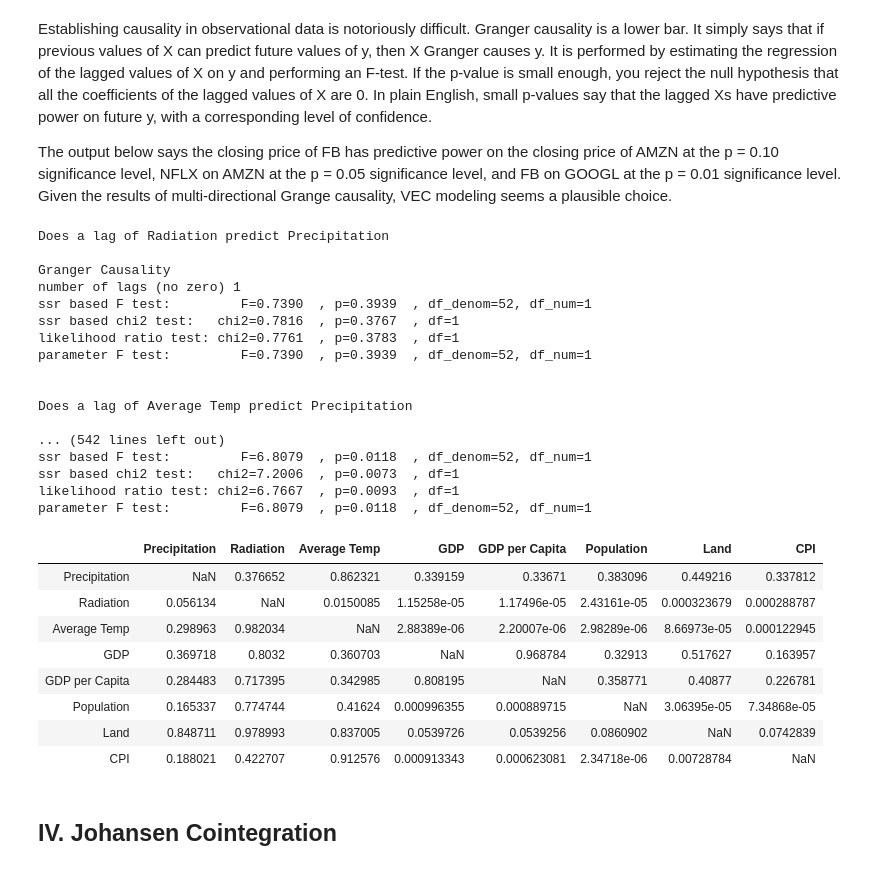
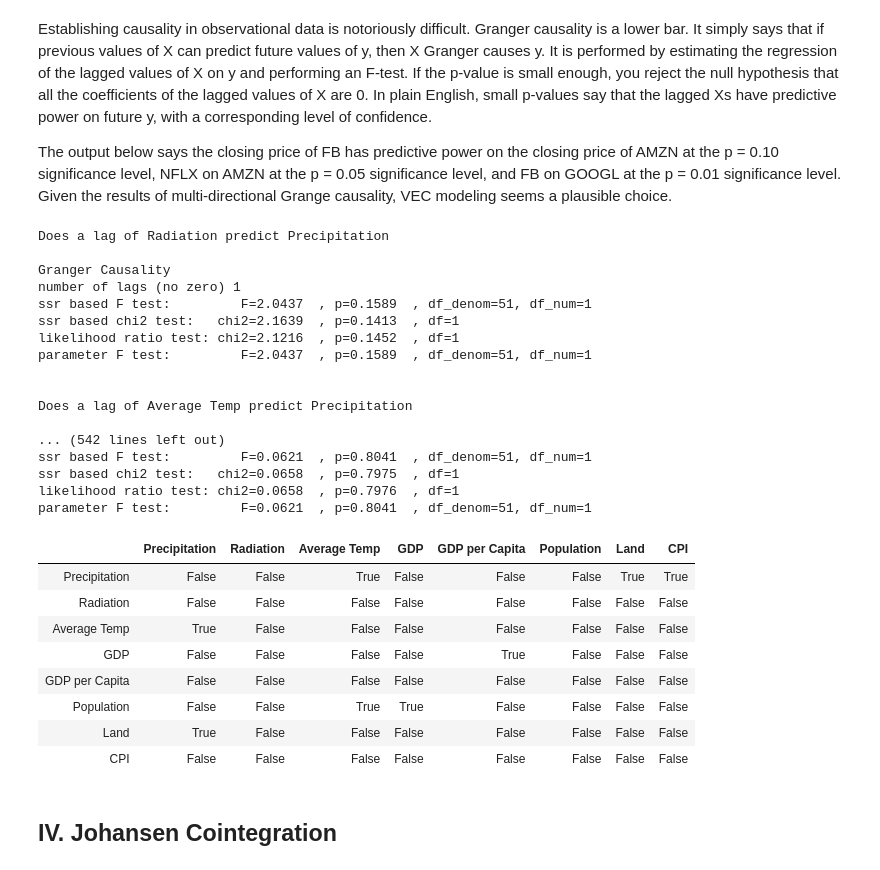
Before and after one commit to LuukOudshoorn25/MultivariateEconometrics, a Jupyter notebook: VECM for the Netherlands.ipynb, the cells around one changed output. Drawn from its saved outputs; the diff is of its cells as text; code cells hidden in the pictures.

Commit message:
Added granger causality to main file

```diff
--- a/VECM for the Netherlands.ipynb
+++ b/VECM for the Netherlands.ipynb
@@ -160,7 +160,7 @@ for i in range(len(var_perms)):
     # converts the tuple to a list so it can be passed to the dataframe for column selection
     temp_list = list(var_perms[i])
     # creates a temporary dataframe of just the two variables
-    temp_df = data[temp_list]
+    temp_df = data[temp_list].diff().dropna()
     # prints which permutation is being tested for interpretability
     print('Does a lag of ' + temp_list[1] + ' predict ' + temp_list[0])
     # prints the results of a Granger Causality test for each permutation with 1 lage
@@ -175,31 +175,31 @@ Does a lag of Radiation predict Precipitation
 
 Granger Causality
 number of lags (no zero) 1
-ssr based F test:         F=0.7390  , p=0.3939  , df_denom=52, df_num=1
-ssr based chi2 test:   chi2=0.7816  , p=0.3767  , df=1
-likelihood ratio test: chi2=0.7761  , p=0.3783  , df=1
-parameter F test:         F=0.7390  , p=0.3939  , df_denom=52, df_num=1
+ssr based F test:         F=2.0437  , p=0.1589  , df_denom=51, df_num=1
+ssr based chi2 test:   chi2=2.1639  , p=0.1413  , df=1
+likelihood ratio test: chi2=2.1216  , p=0.1452  , df=1
+parameter F test:         F=2.0437  , p=0.1589  , df_denom=51, df_num=1
 
 
 Does a lag of Average Temp predict Precipitation
 
 ... (542 lines left out)
-ssr based F test:         F=6.8079  , p=0.0118  , df_denom=52, df_num=1
-ssr based chi2 test:   chi2=7.2006  , p=0.0073  , df=1
-likelihood ratio test: chi2=6.7667  , p=0.0093  , df=1
-parameter F test:         F=6.8079  , p=0.0118  , df_denom=52, df_num=1
+ssr based F test:         F=0.0621  , p=0.8041  , df_denom=51, df_num=1
+ssr based chi2 test:   chi2=0.0658  , p=0.7975  , df=1
+likelihood ratio test: chi2=0.0658  , p=0.7976  , df=1
+parameter F test:         F=0.0621  , p=0.8041  , df_denom=51, df_num=1
 # %%
-granger_df
+granger_df<0.05
 # %% [output]
 |  | Precipitation | Radiation | Average Temp | GDP | GDP per Capita | Population | Land | CPI |
-| Precipitation | NaN | 0.376652 | 0.862321 | 0.339159 | 0.33671 | 0.383096 | 0.449216 | 0.337812 |
-| Radiation | 0.056134 | NaN | 0.0150085 | 1.15258e-05 | 1.17496e-05 | 2.43161e-05 | 0.000323679 | 0.000288787 |
-| Average Temp | 0.298963 | 0.982034 | NaN | 2.88389e-06 | 2.20007e-06 | 2.98289e-06 | 8.66973e-05 | 0.000122945 |
-| GDP | 0.369718 | 0.8032 | 0.360703 | NaN | 0.968784 | 0.32913 | 0.517627 | 0.163957 |
-| GDP per Capita | 0.284483 | 0.717395 | 0.342985 | 0.808195 | NaN | 0.358771 | 0.40877 | 0.226781 |
-| Population | 0.165337 | 0.774744 | 0.41624 | 0.000996355 | 0.000889715 | NaN | 3.06395e-05 | 7.34868e-05 |
-| Land | 0.848711 | 0.978993 | 0.837005 | 0.0539726 | 0.0539256 | 0.0860902 | NaN | 0.0742839 |
-| CPI | 0.188021 | 0.422707 | 0.912576 | 0.000913343 | 0.000623081 | 2.34718e-06 | 0.00728784 | NaN |
+| Precipitation | False | False | True | False | False | False | True | True |
+| Radiation | False | False | False | False | False | False | False | False |
+| Average Temp | True | False | False | False | False | False | False | False |
+| GDP | False | False | False | False | True | False | False | False |
+| GDP per Capita | False | False | False | False | False | False | False | False |
+| Population | False | False | True | True | False | False | False | False |
+| Land | True | False | False | False | False | False | False | False |
+| CPI | False | False | False | False | False | False | False | False |
 # %% [markdown]
 ## **IV. Johansen Cointegration**
 # %% [markdown]
```
Also changed, not shown: parts of 4 cells of this notebook, 1 other file.
